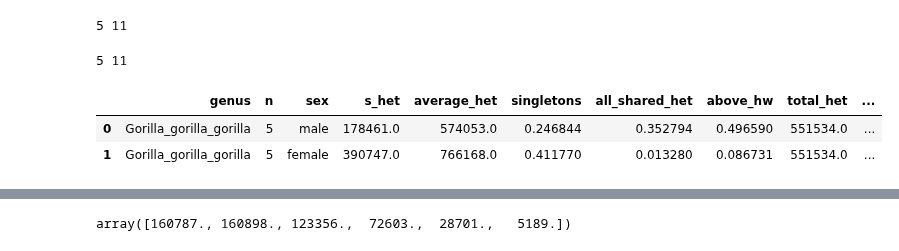
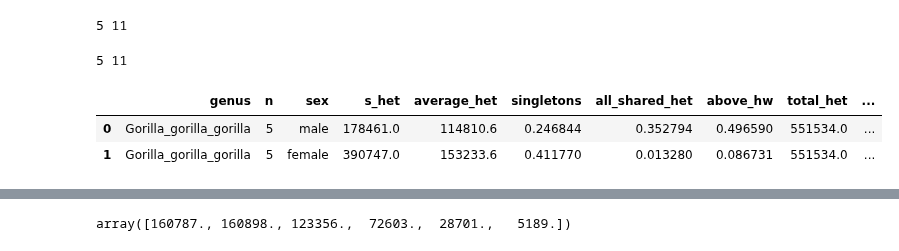
Before and after one commit to erikfogh/baboon_analysis, a Jupyter notebook: notebooks/Primatediversity_shared_het.ipynb, the cells around one changed output, grey strips where cells are left out. Drawn from its saved outputs; the diff is of its cells as text; code cells hidden in the pictures.

```diff
--- a/notebooks/Primatediversity_shared_het.ipynb
+++ b/notebooks/Primatediversity_shared_het.ipynb
@@ -184,32 +184,32 @@ n_matrix = generate_shared_het_matrix(d, genus_dict["Gorilla_gorilla_gorilla.fas
 # %%
 def summarize_matrix(matrix, genus):
     df_list = []
     for g, a in [["male", 1], ["female", 0]]:
         i = len(matrix)-1
         total_het = matrix.sum()
         singleton = matrix.sum(axis=a)[1]
         s_het = sum(matrix.sum(axis=a)[1:])
         all_shared = matrix.sum(axis=a)[i]
         above_hw = sum(matrix.sum(axis=a)[1+i//2+(i%2>0):])
         both_f_m = matrix[1:, 1:].sum()
         all_f_m = matrix[i:, i:].sum()
         het_per_individual = sum(matrix.sum(axis=a)[1:]*list(range(1, i+1)))
-        d = {"genus": genus[:-6], "n": i, "sex": g, "s_het": s_het, "average_het": het_per_individual,
+        d = {"genus": genus[:-6], "n": i, "sex": g, "s_het": s_het, "average_het": het_per_individual/i,
              "singletons": singleton/s_het, "all_shared_het": all_shared/s_het, "above_hw": above_hw/s_het,
              "total_het": total_het,"both_f_m": both_f_m/total_het, "het_all": all_f_m/total_het}
         df = pd.DataFrame(data=d, index=[0])
         df_list.append(df)
     df = pd.concat(df_list, ignore_index=True)
     return df
 d = d_hetero.loc[(d_hetero.PDGP_ID != "PD_0001") & (d_hetero.PDGP_ID != "PD_0368")]
 d = d.loc[d.reference_file == "Gorilla_gorilla_gorilla.fasta"]
 n_matrix = generate_shared_het_matrix(d, genus_dict["Gorilla_gorilla_gorilla.fasta"])
 summarize_matrix(n_matrix, "Gorilla_gorilla_gorilla.fasta")
 # %% [output]
 5 11
 |  | genus | n | sex | s_het | average_het | singletons | all_shared_het | above_hw | total_het | ... |
-| 0 | Gorilla_gorilla_gorilla | 5 | male | 178461.0 | 574053.0 | 0.246844 | 0.352794 | 0.496590 | 551534.0 | ... |
-| 1 | Gorilla_gorilla_gorilla | 5 | female | 390747.0 | 766168.0 | 0.411770 | 0.013280 | 0.086731 | 551534.0 | ... |
+| 0 | Gorilla_gorilla_gorilla | 5 | male | 178461.0 | 114810.6 | 0.246844 | 0.352794 | 0.496590 | 551534.0 | ... |
+| 1 | Gorilla_gorilla_gorilla | 5 | female | 390747.0 | 153233.6 | 0.411770 | 0.013280 | 0.086731 | 551534.0 | ... |
 # %%
 df_list = []
 for genus in genus_dict:
```
Also changed, not shown: parts of 1 cell of this notebook, 1 other file.
